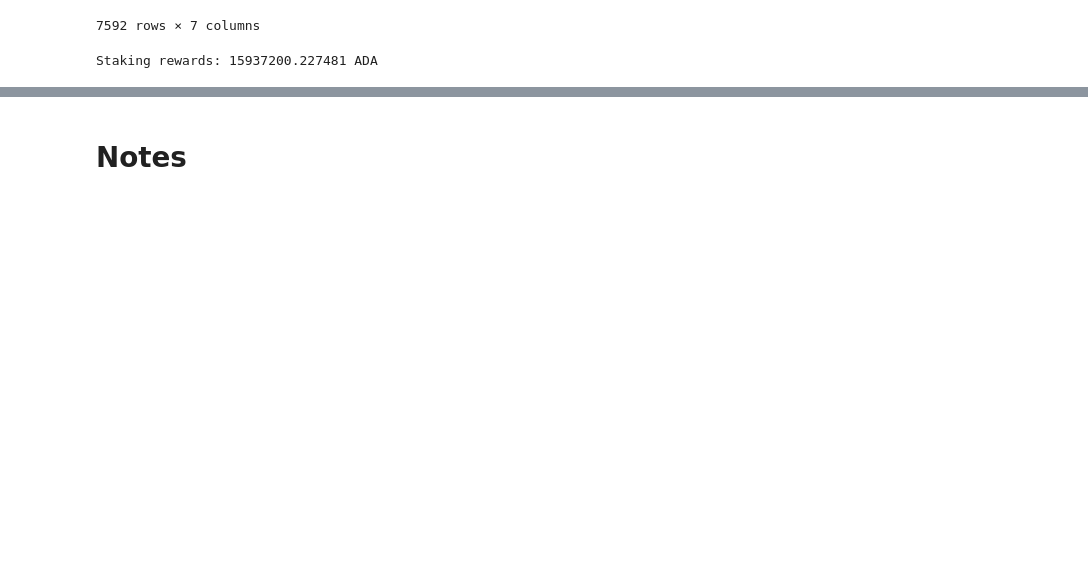
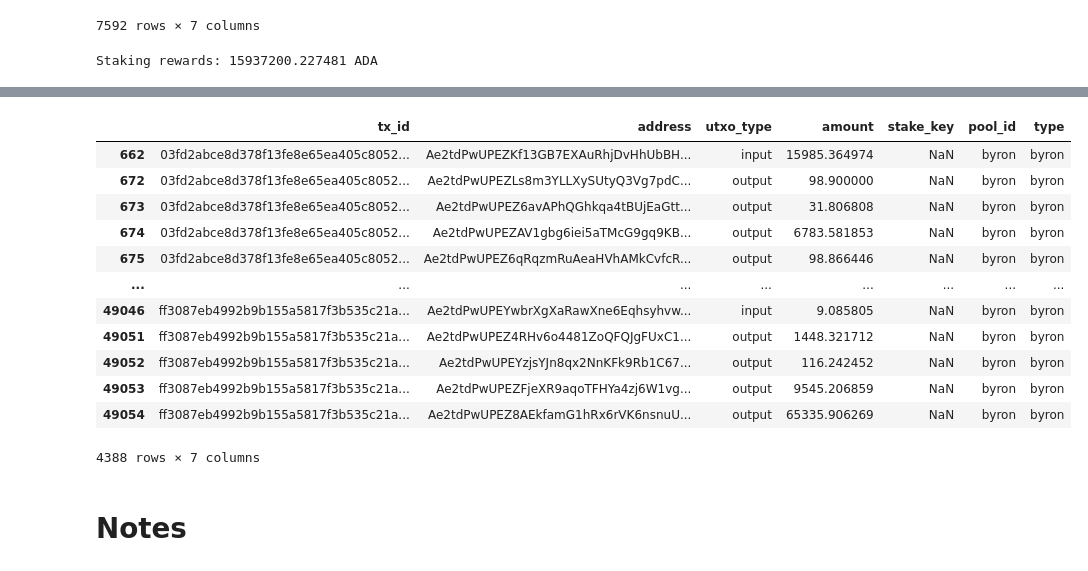
Before and after one commit to alvail/caa-cardano-exchanges, a Jupyter notebook: notebooks/binance.ipynb, the cells around one changed output, grey strips where cells are left out. Drawn from its saved outputs; the diff is of its cells as text; code cells hidden in the pictures; blank space fills up the shorter version.

```diff
--- a/notebooks/binance.ipynb
+++ b/notebooks/binance.ipynb
@@ -164,2 +164,6 @@ staking_rewards.rename(index=binance_pool_names).plot(kind='bar')
 # %% [output]
 Staking rewards: 15937200.227481 ADA
+# %%
+# drop interal transactions (reward withdrawal)
+joined = joined[~joined['tx_id'].isin(joined_internal['tx_id'].unique())]
+joined
@@ -165,0 +184,16 @@ Staking rewards: 15937200.227481 ADA
+# %%
+joined[joined['type'] == 'byron']
+# %% [output]
+|  | tx_id | address | utxo_type | amount | stake_key | pool_id | type |
+| 662 | 03fd2abce8d378f13fe8e65ea405c8052... | Ae2tdPwUPEZKf13GB7EXAuRhjDvHhUbBH... | input | 15985.364974 | NaN | byron | byron |
+| 672 | 03fd2abce8d378f13fe8e65ea405c8052... | Ae2tdPwUPEZLs8m3YLLXySUtyQ3Vg7pdC... | output | 98.900000 | NaN | byron | byron |
+| 673 | 03fd2abce8d378f13fe8e65ea405c8052... | Ae2tdPwUPEZ6avAPhQGhkqa4tBUjEaGtt... | output | 31.806808 | NaN | byron | byron |
+| 674 | 03fd2abce8d378f13fe8e65ea405c8052... | Ae2tdPwUPEZAV1gbg6iei5aTMcG9gq9KB... | output | 6783.581853 | NaN | byron | byron |
+| 675 | 03fd2abce8d378f13fe8e65ea405c8052... | Ae2tdPwUPEZ6qRqzmRuAeaHVhAMkCvfcR... | output | 98.866446 | NaN | byron | byron |
+| ... | ... | ... | ... | ... | ... | ... | ... |
+| 49046 | ff3087eb4992b9b155a5817f3b535c21a... | Ae2tdPwUPEYwbrXgXaRawXne6Eqhsyhvw... | input | 9.085805 | NaN | byron | byron |
+| 49051 | ff3087eb4992b9b155a5817f3b535c21a... | Ae2tdPwUPEZ4RHv6o4481ZoQFQJgFUxC1... | output | 1448.321712 | NaN | byron | byron |
+| 49052 | ff3087eb4992b9b155a5817f3b535c21a... | Ae2tdPwUPEYzjsYJn8qx2NnKFk9Rb1C67... | output | 116.242452 | NaN | byron | byron |
+| 49053 | ff3087eb4992b9b155a5817f3b535c21a... | Ae2tdPwUPEZFjeXR9aqoTFHYa4zj6W1vg... | output | 9545.206859 | NaN | byron | byron |
+| 49054 | ff3087eb4992b9b155a5817f3b535c21a... | Ae2tdPwUPEZ8AEkfamG1hRx6rVK6nsnuU... | output | 65335.906269 | NaN | byron | byron |
+4388 rows × 7 columns
```
Also changed, not shown: parts of 3 cells of this notebook.
